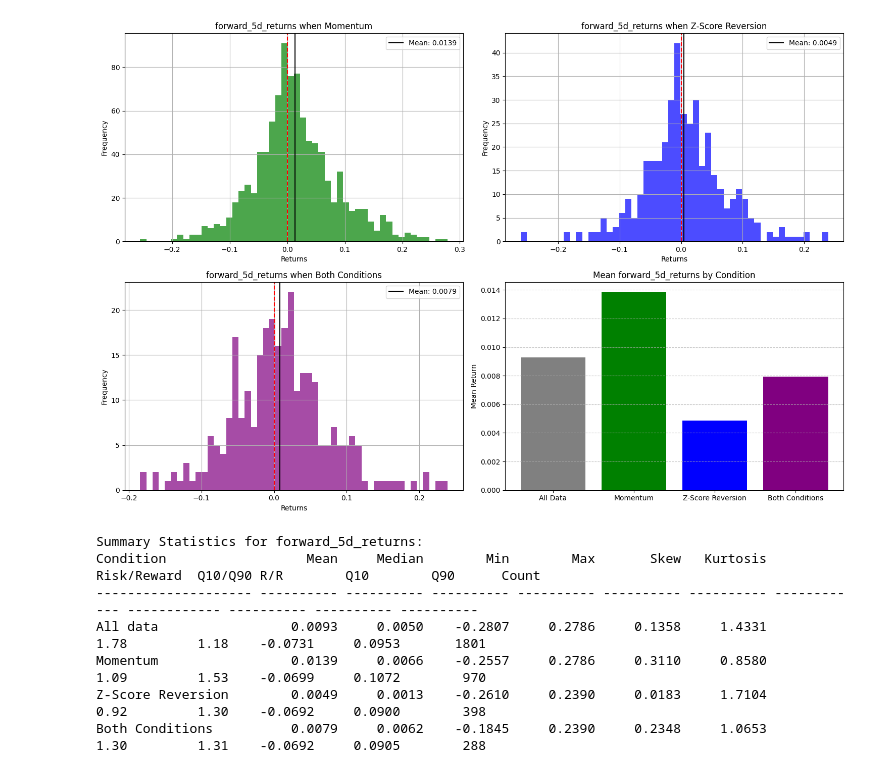
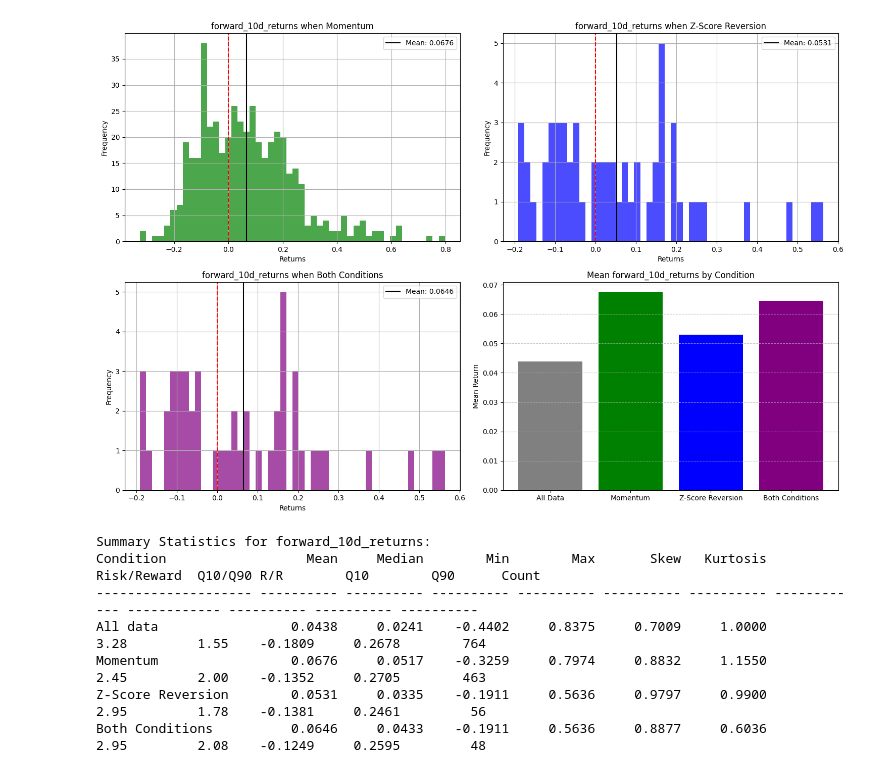
Before and after one commit to GabriellaAM/missioncontrolproject, a Jupyter notebook: exploration.ipynb, the cells around one changed output. Cells and saved outputs as stored; diff of their text form; code cells hidden in the pictures.

```diff
--- a/exploration.ipynb
+++ b/exploration.ipynb
@@ -2,7 +2,7 @@
 import pandas as pd
 import pandas_ta as ta
 # %%
-asset = 'bitcoin'
+asset = 'pendle'
 volume_data = pd.read_csv(f'/Users/valter.rebelo/MissionControl/data/micro/assetData/{asset}.csv')[['date', 'total_volume']]
 volume_data.set_index('date', inplace=True)
 volume_data.dropna(inplace=True)
@@ -11,7 +11,7 @@ data.set_index('date', inplace=True)
 data.dropna(inplace=True)
 data = data.join(volume_data, how='left')
 data
-data = data.loc['2020-05-01':'2025-06-11']
+data = data.loc['2023-05-01':'2025-08-08']
 
 # Calculate rolling z-score normalized OHLC data with 14-day window
 rolling_mean_close = data['close'].rolling(window=20).mean()
@@ -133,7 +133,7 @@ import matplotlib.pyplot as plt
 plt.figure(figsize=(15, 10))
 
 # Define the return column to analyze
-return_column = 'forward_5d_returns'
+return_column = 'forward_10d_returns'
 
 # Define conditions with descriptive names
 condition1_name = 'Momentum'
@@ -143,8 +143,8 @@ combined_name = 'Both Conditions'
 # Define the actual conditions
 conditions = {
     condition1_name: data['rsi_momentum'] == 1,
-    condition2_name:  (data['z_ohlc'] >= 0) & (data['z_ohlc'] <= 1),
-    combined_name: (data['rsi_momentum'] == 1) & (data['z_ohlc'] >= 0) & (data['z_ohlc'] <= 1)
+    condition2_name:  (data['z_ohlc'] >= 2),
+    combined_name: (data['rsi_momentum'] == 1) & (data['z_ohlc'] >= 2)
     }#
 
 # Plot 1: Forward returns for condition 1
@@ -204,41 +204,41 @@ plt.grid(axis='y', linestyle='--', alpha=0.7)
 # Add count labels on top of bars
 
 plt.tight_layout()
 plt.show()
 
 # Print summary statistics
 print(f"\nSummary Statistics for {return_column}:")
 print(f"{'Condition':<20} {'Mean':>10} {'Median':>10} {'Min':>10} {'Max':>10} {'Skew':>10} {'Kurtosis':>10} {'Risk/Reward':>12} {'Q10/Q90 R/R':>12} {'Q10':>10} {'Q90':>10} {'Count':>10}")
 print(f"{'-'*20} {'-'*10} {'-'*10} {'-'*10} {'-'*10} {'-'*10} {'-'*10} {'-'*12} {'-'*12} {'-'*10} {'-'*10} {'-'*10}")
 
 # Calculate risk/reward ratio for all data
 all_min = data[return_column].min()
 all_max = data[return_column].max()
 all_q10 = data[return_column].quantile(0.10)
 all_q90 = data[return_column].quantile(0.90)
 all_risk_reward = (1 + all_max) / (1 + all_min) if all_min != -1 else float('inf')
 all_q_risk_reward = (1 + all_q90) / (1 + all_q10) if all_q10 != -1 else float('inf')
 
 print(f"{'All data':<20} {data[return_column].mean():>10.4f} {data[return_column].median():>10.4f} {data[return_column].min():>10.4f} {data[return_column].max():>10.4f} {data[return_column].skew():>10.4f} {data[return_column].kurtosis():>10.4f} {all_risk_reward:>12.2f} {all_q_risk_reward:>12.2f} {all_q10:>10.4f} {all_q90:>10.4f} {len(data):>10}")
 
 for condition_name, condition in conditions.items():
     condition_min = data[condition][return_column].min()
     condition_max = data[condition][return_column].max()
     condition_q10 = data[condition][return_column].quantile(0.10)
     condition_q90 = data[condition][return_column].quantile(0.90)
     condition_risk_reward = abs(condition_max) / abs(condition_min) if condition_min != 0 else float('inf')
     condition_q_risk_reward = abs(condition_q90) / abs(condition_q10) if condition_q10 != 0 else float('inf')
 
     print(f"{condition_name:<20} {data[condition][return_column].mean():>10.4f} {data[condition][return_column].median():>10.4f} {data[condition][return_column].min():>10.4f} {data[condition][return_column].max():>10.4f} {data[condition][return_column].skew():>10.4f} {data[condition][return_column].kurtosis():>10.4f} {condition_risk_reward:>12.2f} {condition_q_risk_reward:>12.2f} {condition_q10:>10.4f} {condition_q90:>10.4f} {len(data[condition]):>10}")
 # %% [output]
-[figure, old version]
+[figure, new version]
-Summary Statistics for forward_5d_returns:
+Summary Statistics for forward_10d_returns:
 Condition                  Mean     Median        Min        Max       Skew   Kurtosis  Risk/Reward  Q10/Q90 R/R        Q10        Q90      Count
 -------------------- ---------- ---------- ---------- ---------- ---------- ---------- ------------ ------------ ---------- ---------- ----------
-All data                 0.0093     0.0050    -0.2807     0.2786     0.1358     1.4331         1.78         1.18    -0.0731     0.0953       1801
-Momentum                 0.0139     0.0066    -0.2557     0.2786     0.3110     0.8580         1.09         1.53    -0.0699     0.1072        970
-Z-Score Reversion        0.0049     0.0013    -0.2610     0.2390     0.0183     1.7104         0.92         1.30    -0.0692     0.0900        398
-Both Conditions          0.0079     0.0062    -0.1845     0.2390     0.2348     1.0653         1.30         1.31    -0.0692     0.0905        288
+All data                 0.0438     0.0241    -0.4402     0.8375     0.7009     1.0000         3.28         1.55    -0.1809     0.2678        764
+Momentum                 0.0676     0.0517    -0.3259     0.7974     0.8832     1.1550         2.45         2.00    -0.1352     0.2705        463
+Z-Score Reversion        0.0531     0.0335    -0.1911     0.5636     0.9797     0.9900         2.95         1.78    -0.1381     0.2461         56
+Both Conditions          0.0646     0.0433    -0.1911     0.5636     0.8877     0.6036         2.95         2.08    -0.1249     0.2595         48
 # %%
 import numpy as np
 import pandas as pd
```
Also changed, not shown: parts of 1 cell of this notebook, 58 other files.
